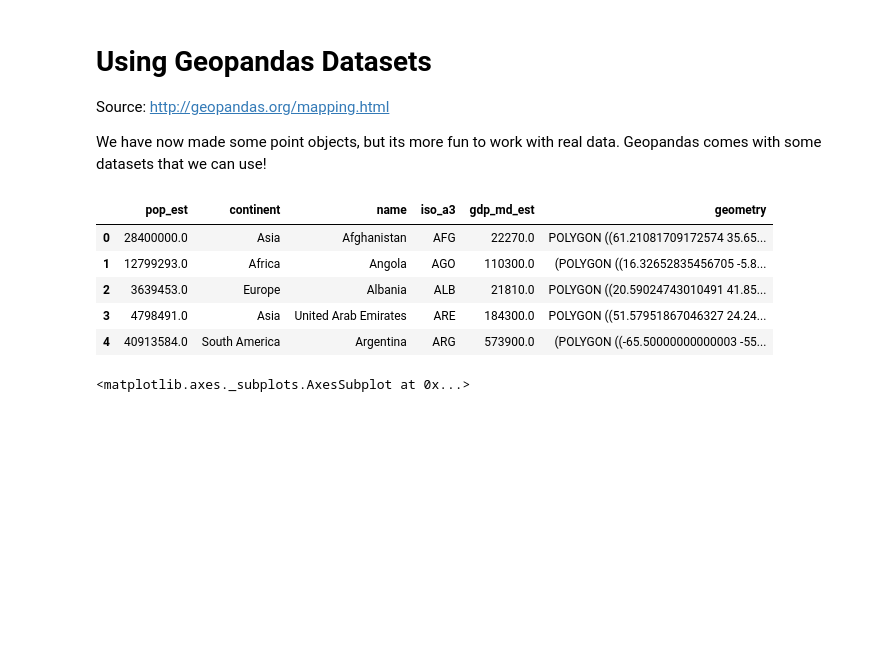
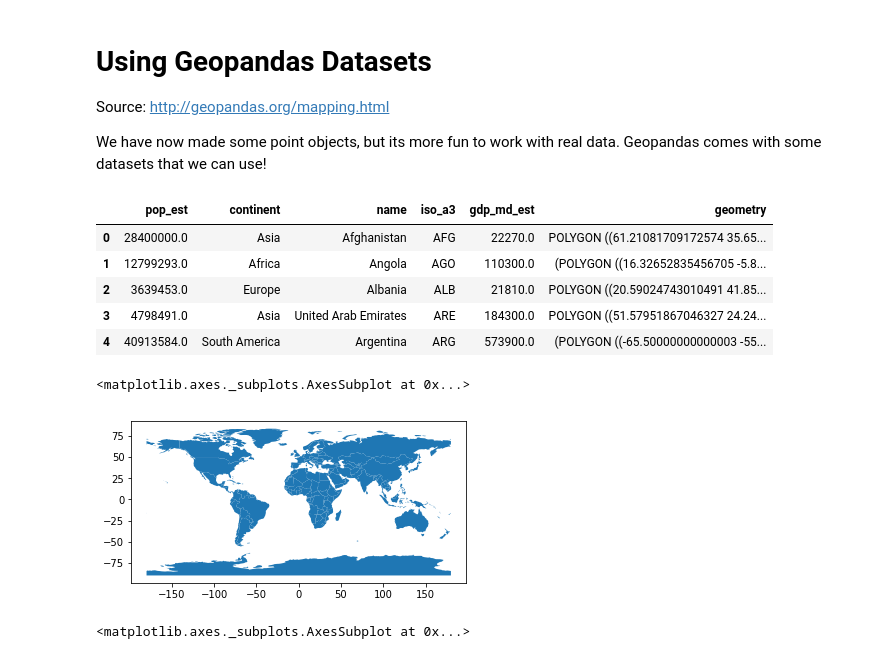
Before and after one commit to christyheaton/Maptime_20180411, a Jupyter notebook: Notebook/01_Geopandas_Intro_Maptime_20180411.ipynb, the cells around one changed output. Drawn from its saved outputs; the diff is of its cells as text; code cells hidden in the pictures; blank space fills up the shorter version.

```diff
--- a/Notebook/01_Geopandas_Intro_Maptime_20180411.ipynb
+++ b/Notebook/01_Geopandas_Intro_Maptime_20180411.ipynb
@@ -121,6 +152,12 @@ world.head()
 | 2 | 3639453.0 | Europe | Albania | ALB | 21810.0 | POLYGON ((20.59024743010491 41.85... |
 | 3 | 4798491.0 | Asia | United Arab Emirates | ARE | 184300.0 | POLYGON ((51.57951867046327 24.24... |
 | 4 | 40913584.0 | South America | Argentina | ARG | 573900.0 | (POLYGON ((-65.50000000000003 -55... |
+# %%
+# Plot it
+world.plot()
+# %% [output]
+<matplotlib.axes._subplots.AxesSubplot at 0x...>
+[figure, added]
 # %%
 # Let's play with plotting the head and tail
 world.head(10).plot()
```
Also changed, not shown: parts of 29 cells of this notebook, 1 other file.
